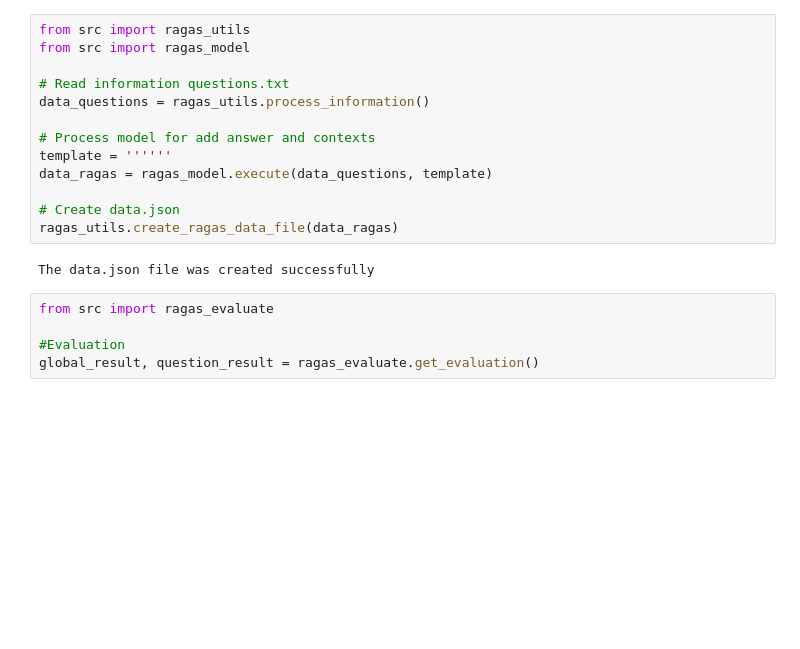
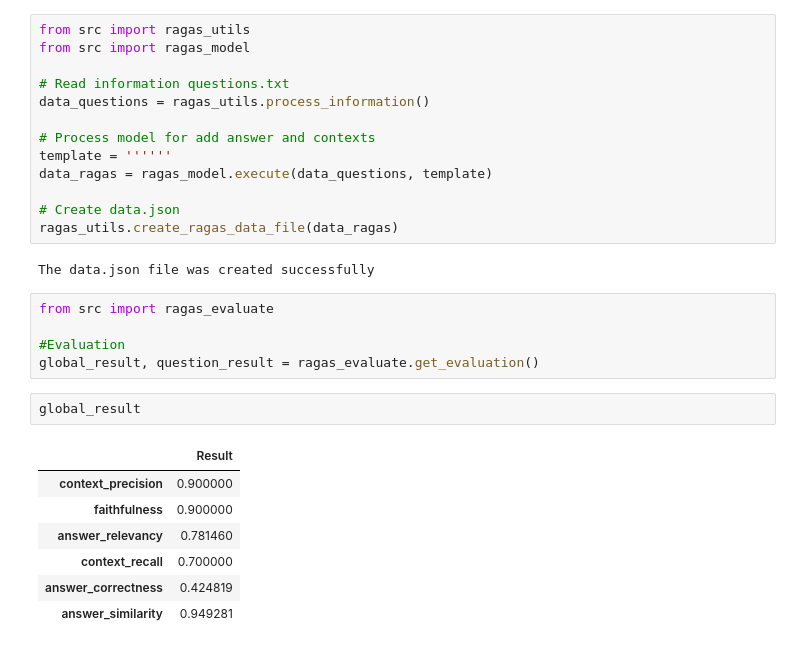
Before and after one commit to yohanacontrerasdev/aws_s3_data_downloader, a Jupyter notebook: notebooks/data_exploration.ipynb, the cells around one changed output. Cells and saved outputs as stored; diff of their text form; blank space fills up the shorter version.

```diff
--- a/notebooks/data_exploration.ipynb
+++ b/notebooks/data_exploration.ipynb
@@ -136,3 +146,13 @@ from src import ragas_evaluate
 
 #Evaluation
 global_result, question_result = ragas_evaluate.get_evaluation()
+# %%
+global_result
+# %% [output]
+|  | Result |
+| context_precision | 0.900000 |
+| faithfulness | 0.900000 |
+| answer_relevancy | 0.781460 |
+| context_recall | 0.700000 |
+| answer_correctness | 0.424819 |
+| answer_similarity | 0.949281 |
```
Also changed, not shown: parts of 5 cells of this notebook, 2 other files.
